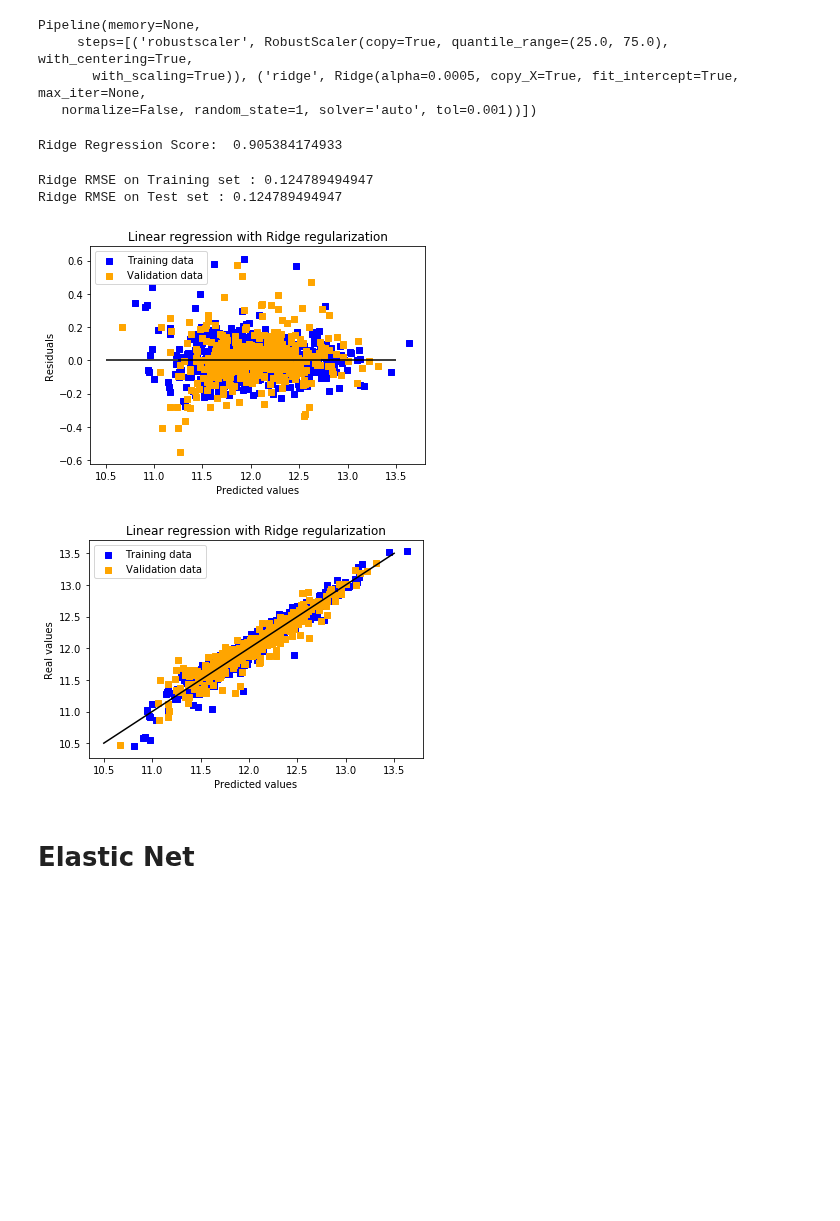
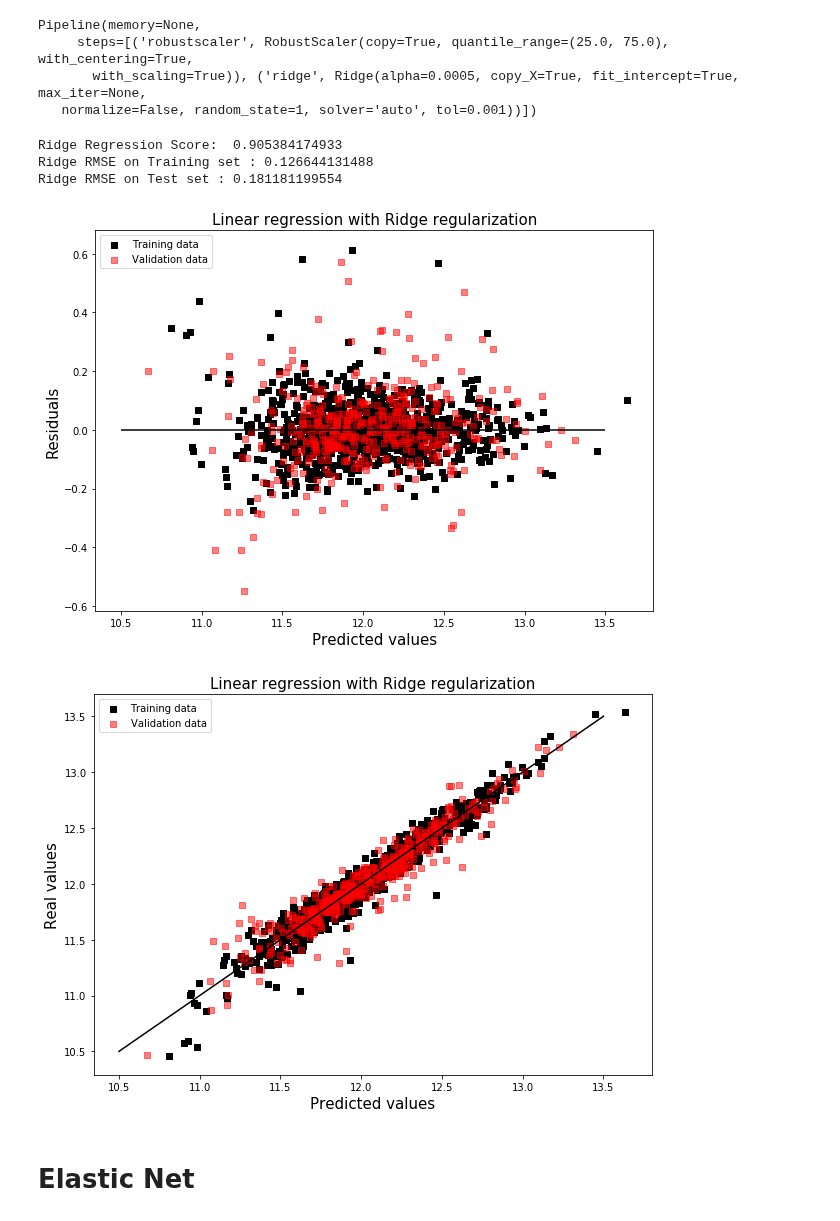
Before and after one commit to Andrew-Carl/House-Prices-Advanced-Regression-Techniques, a Jupyter notebook: Regression Models.ipynb, the cells around one changed output. Drawn from its saved outputs; the diff is of its cells as text; code cells hidden in the pictures; blank space fills up the shorter version.

Commit message:
Changed graphs

```diff
--- a/Regression Models.ipynb
+++ b/Regression Models.ipynb
@@ -186,6 +175,6 @@ def rmse_cv_test(model):
     return(rmse)
 # %%
-lm = linear_model.LinearRegression()
+lm = LinearRegression()
 lm.fit(X_train, y_train)
 # %% [output]
 LinearRegression(copy_X=True, fit_intercept=True, n_jobs=1, normalize=False)
@@ -341,12 +356,14 @@ Lasso Rigression Score : 0.925030542719
 # %%
-print("Lasso RMSE on Training set :", rmse_cv_train(lasso).mean())
-print("Lasso RMSE on Test set :", rmse_cv_test(lasso).mean())
+# Look at predictions on training and validation set
 y_train_las = lasso.predict(X_train)
 y_test_las = lasso.predict(X_test)
 
 # Plot residuals
-plt.scatter(y_train_las, y_train_las - y_train, c = "blue", marker = "s", label = "Training data")
-plt.scatter(y_test_las, y_test_las - y_test, c = "orange", marker = "s", label = "Validation data")
+plt.figure(figsize=(10,7))
+plt.rcParams['axes.labelsize'] = 15
+plt.rcParams['axes.titlesize'] = 15
+plt.scatter(y_train_las, y_train_las - y_train, c = "black", marker = "s", label = "Training data", alpha=1.0)
+plt.scatter(y_test_las, y_test_las - y_test, c = "red", marker = "s", label = "Validation data", alpha=0.5)
 plt.title("Linear regression with Lasso regularization")
 plt.xlabel("Predicted values")
 plt.ylabel("Residuals")
@@ -355,8 +372,11 @@ plt.hlines(y = 0, xmin = 10.5, xmax = 13.5, color = "black")
 plt.show()
 
 # Plot predictions
-plt.scatter(y_train_las, y_train, c = "blue", marker = "s", label = "Training data")
-plt.scatter(y_test_las, y_test, c = "orange", marker = "s", label = "Validation data")
+plt.figure(figsize=(10,7))
+plt.rcParams['axes.labelsize'] = 15
+plt.rcParams['axes.titlesize'] = 15
+plt.scatter(y_train_las, y_train, c = "black", marker = "s", label = "Training data", alpha=1.0)
+plt.scatter(y_test_las, y_test, c = "red", marker = "s", label = "Validation data", alpha=0.5)
 plt.title("Linear regression with Lasso regularization")
 plt.xlabel("Predicted values")
 plt.ylabel("Real values")
@@ -382,38 +400,45 @@ Pipeline(memory=None,
    normalize=False, random_state=1, solver='auto', tol=0.001))])
 # %%
 print('Ridge Regression Score: ', rr.score(X_test, y_test))
+print("Ridge RMSE on Training set :", rmse_cv_train(rr).mean())
+print("Ridge RMSE on Test set :", rmse_cv_test(rr).mean())
 # %% [output]
 Ridge Regression Score:  0.905384174933
+Ridge RMSE on Training set : 0.126644131488
+Ridge RMSE on Test set : 0.181181199554
 # %%
-print("Ridge RMSE on Training set :", rmse_cv_train(rr).mean())
-print("Ridge RMSE on Test set :", rmse_cv_test(rr).mean())
+# Look at predictions on training and validation set
 y_train_rid = rr.predict(X_train)
 y_test_rid = rr.predict(X_test)
 
 # Plot residuals
-plt.scatter(y_train_rid, y_train_rid - y_train, c = "blue", marker = "s", label = "Training data")
-plt.scatter(y_test_rid, y_test_rid - y_test, c = "orange", marker = "s", label = "Validation data")
+plt.figure(figsize=(10,7))
+plt.rcParams['axes.labelsize'] = 15
+plt.rcParams['axes.titlesize'] = 15
+plt.scatter(y_train_rid, y_train_rid - y_train, c = "black", marker = "s", label = "Training data", alpha=1.0)
+plt.scatter(y_test_rid, y_test_rid - y_test, c = "red", marker = "s", label = "Validation data", alpha=0.5)
 plt.title("Linear regression with Ridge regularization")
 plt.xlabel("Predicted values")
 plt.ylabel("Residuals")
 plt.legend(loc = "upper left")
 plt.hlines(y = 0, xmin = 10.5, xmax = 13.5, color = "black")
 plt.show()
 
 # Plot predictions
-plt.scatter(y_train_rid, y_train, c = "blue", marker = "s", label = "Training data")
-plt.scatter(y_test_rid, y_test, c = "orange", marker = "s", label = "Validation data")
+plt.figure(figsize=(10,7))
+plt.rcParams['axes.labelsize'] = 15
+plt.rcParams['axes.titlesize'] = 15
+plt.scatter(y_train_rid, y_train, c = "black", marker = "s", label = "Training data", alpha=1.0)
+plt.scatter(y_test_rid, y_test, c = "red", marker = "s", label = "Validation data", alpha=0.5)
 plt.title("Linear regression with Ridge regularization")
 plt.xlabel("Predicted values")
 plt.ylabel("Real values")
 plt.legend(loc = "upper left")
 plt.plot([10.5, 13.5], [10.5, 13.5], c = "black")
 plt.show()
 # %% [output]
-Ridge RMSE on Training set : 0.124789494947
-Ridge RMSE on Test set : 0.124789494947
-[figure, old version]
+[figure, new version]
-[figure, old version]
+[figure, new version]
 # %% [markdown]
 # Elastic Net
 # %%
```
Also changed, not shown: parts of 36 cells of this notebook.
